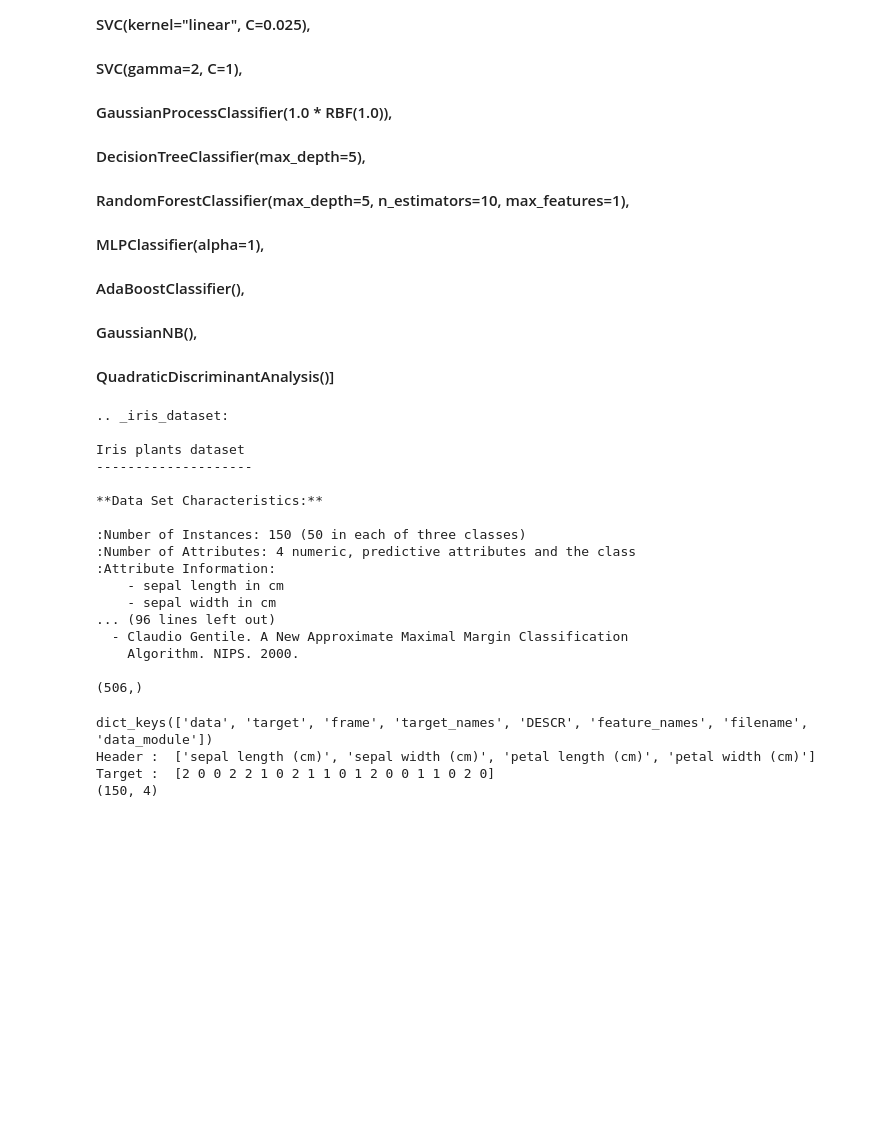
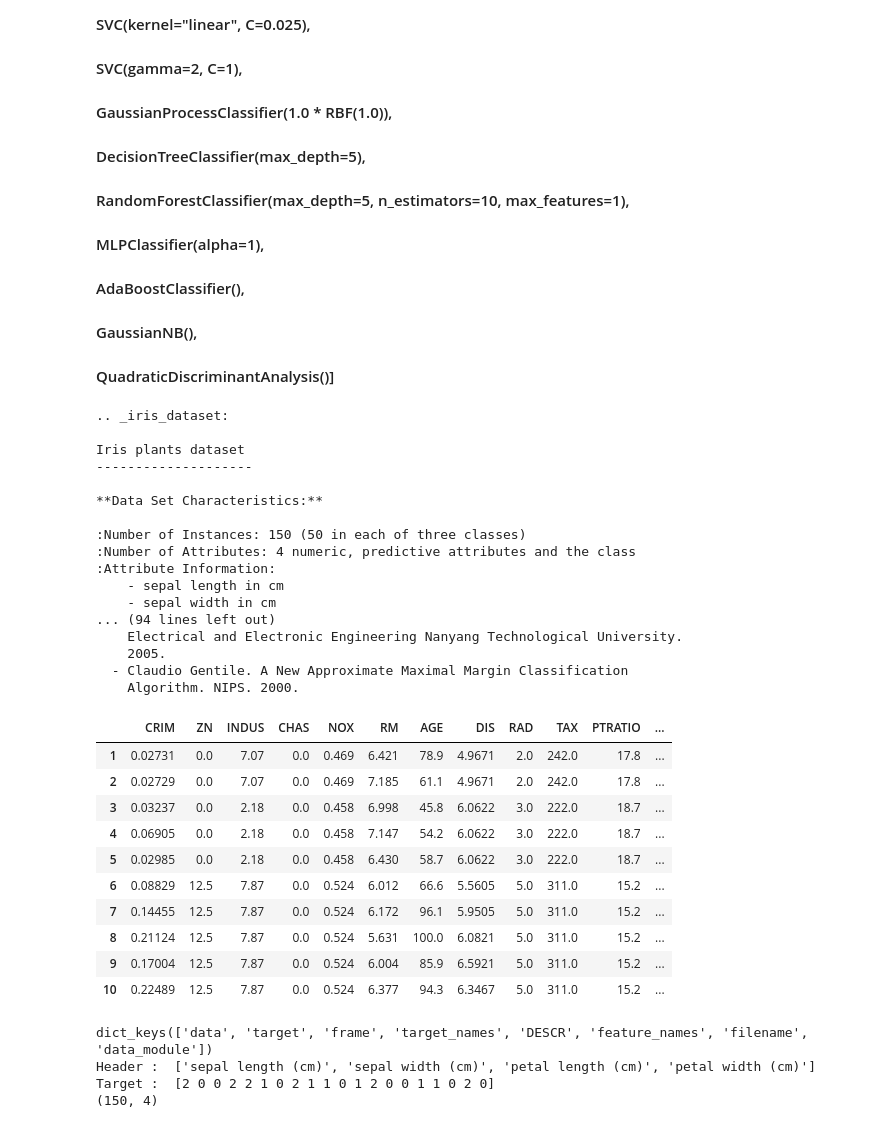
Before and after one commit to Deep-relay/DMA-Lab, a Jupyter notebook: 9th Lab/(Exercise) 10.ipynb, the cells around one changed output. Drawn from its saved outputs; the diff is of its cells as text; code cells hidden in the pictures; blank space fills up the shorter version.

```diff
--- a/9th Lab/(Exercise) 10.ipynb
+++ b/9th Lab/(Exercise) 10.ipynb
@@ -29,34 +29,55 @@ from sklearn.discriminant_analysis import QuadraticDiscriminantAnalysis
 # %%
 iris=datasets.load_iris()
 data_url = "http://lib.stat.cmu.edu/datasets/boston"
 raw_df = pd.read_csv(data_url, sep="\s+", skiprows=22, header=None)
-data = np.hstack([raw_df.values[::2, :], raw_df.values[1::2, :2]])
-boston = raw_df.values[1::2, 2]
+boston = np.hstack([raw_df.values[::2, :], raw_df.values[1::2, :2]])
+medVal = raw_df.values[1::2, 2]
+boston = pd.DataFrame(boston, columns=[
+    'CRIM', 'ZN', 'INDUS', 'CHAS', 'NOX',
+    'RM', 'AGE', 'DIS', 'RAD', 'TAX',
+    'PTRATIO', 'B', 'LSTAT'
+])
+boston['MEDV'] = medVal
+boston.drop(0,inplace = True,axis = 0)#Dropping Null values
+boston = boston.astype(float)
+boston['PRICE_CAT'] = (boston['MEDV'] > boston['MEDV'].median()).astype(int)
+boston = boston.apply(pd.to_numeric, errors='coerce')
 digits=datasets.load_digits()
 x,y=iris.data,iris.target
 x=np.array(x)
 y=np.array(y)
 print(iris.DESCR)
 print(digits.DESCR)
-print(boston.shape)
+boston.head(10)
 # %% [output]
 .. _iris_dataset:
 
 Iris plants dataset
 --------------------
 
 **Data Set Characteristics:**
 
 :Number of Instances: 150 (50 in each of three classes)
 :Number of Attributes: 4 numeric, predictive attributes and the class
 :Attribute Information:
     - sepal length in cm
     - sepal width in cm
-... (96 lines left out)
+... (94 lines left out)
+    Electrical and Electronic Engineering Nanyang Technological University.
+    2005.
   - Claudio Gentile. A New Approximate Maximal Margin Classification
     Algorithm. NIPS. 2000.
-
-(506,)
+|  | CRIM | ZN | INDUS | CHAS | NOX | RM | AGE | DIS | RAD | TAX | PTRATIO | ... |
+| 1 | 0.02731 | 0.0 | 7.07 | 0.0 | 0.469 | 6.421 | 78.9 | 4.9671 | 2.0 | 242.0 | 17.8 | ... |
+| 2 | 0.02729 | 0.0 | 7.07 | 0.0 | 0.469 | 7.185 | 61.1 | 4.9671 | 2.0 | 242.0 | 17.8 | ... |
+| 3 | 0.03237 | 0.0 | 2.18 | 0.0 | 0.458 | 6.998 | 45.8 | 6.0622 | 3.0 | 222.0 | 18.7 | ... |
+| 4 | 0.06905 | 0.0 | 2.18 | 0.0 | 0.458 | 7.147 | 54.2 | 6.0622 | 3.0 | 222.0 | 18.7 | ... |
+| 5 | 0.02985 | 0.0 | 2.18 | 0.0 | 0.458 | 6.430 | 58.7 | 6.0622 | 3.0 | 222.0 | 18.7 | ... |
+| 6 | 0.08829 | 12.5 | 7.87 | 0.0 | 0.524 | 6.012 | 66.6 | 5.5605 | 5.0 | 311.0 | 15.2 | ... |
+| 7 | 0.14455 | 12.5 | 7.87 | 0.0 | 0.524 | 6.172 | 96.1 | 5.9505 | 5.0 | 311.0 | 15.2 | ... |
+| 8 | 0.21124 | 12.5 | 7.87 | 0.0 | 0.524 | 5.631 | 100.0 | 6.0821 | 5.0 | 311.0 | 15.2 | ... |
+| 9 | 0.17004 | 12.5 | 7.87 | 0.0 | 0.524 | 6.004 | 85.9 | 6.5921 | 5.0 | 311.0 | 15.2 | ... |
+| 10 | 0.22489 | 12.5 | 7.87 | 0.0 | 0.524 | 6.377 | 94.3 | 6.3467 | 5.0 | 311.0 | 15.2 | ... |
 # %%
 print(iris.keys())
 print("Header : ", iris.feature_names)
```
Also changed, not shown: parts of 12 cells of this notebook.
